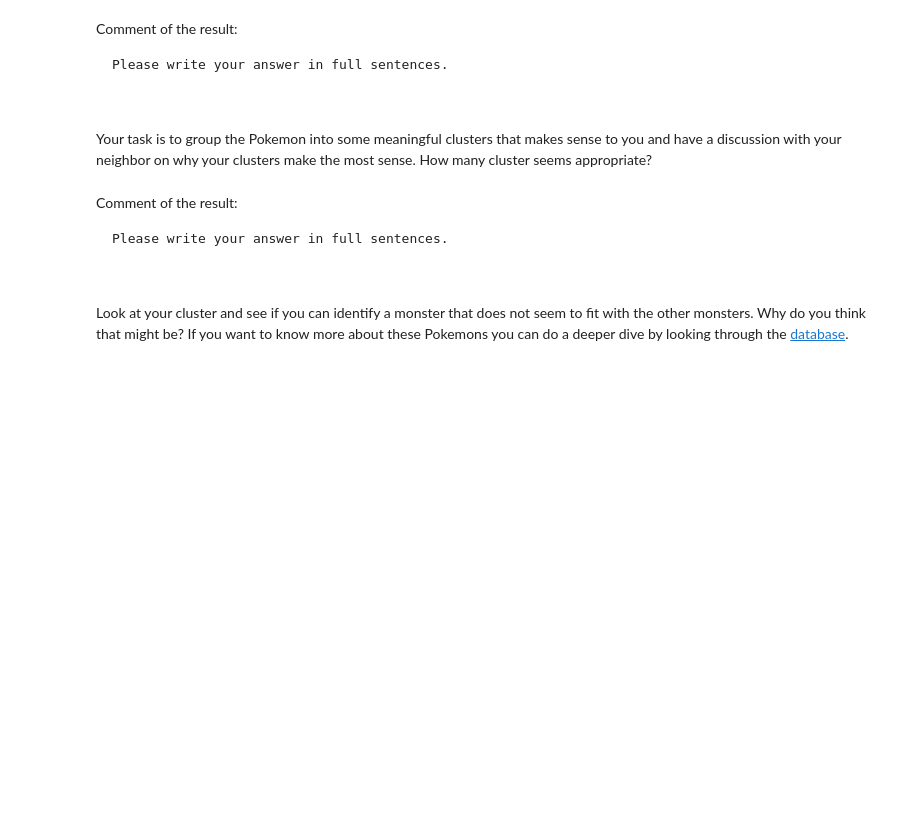
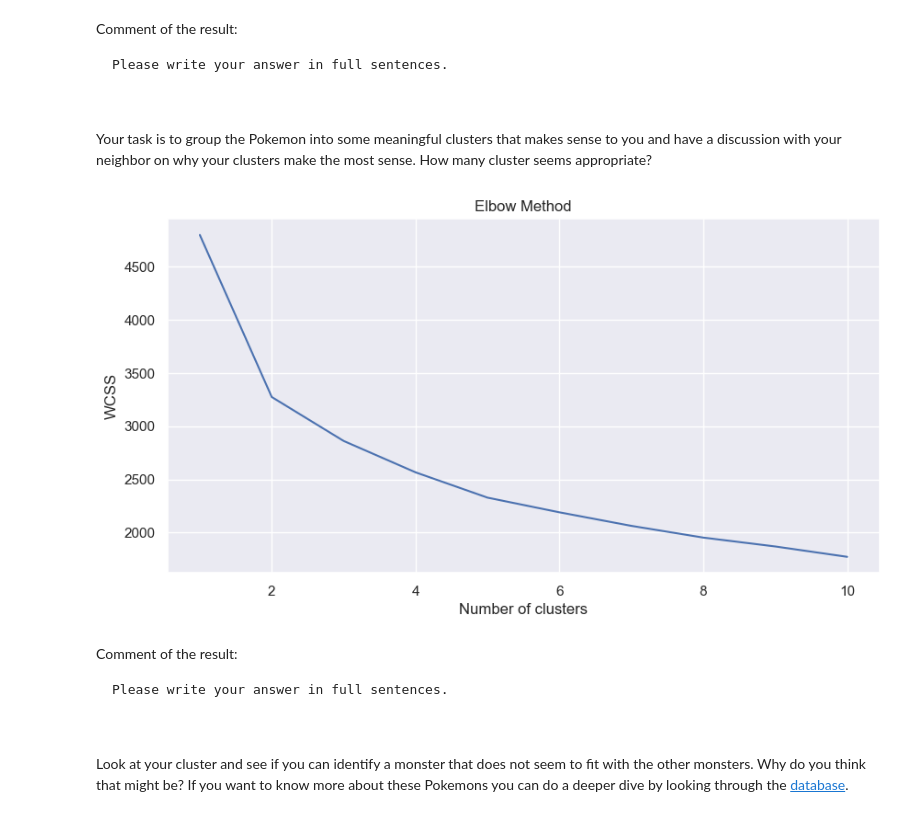
Before and after one commit to BU-MSSP-Classroom/MA679_Spring2024_09_unsupervised-yuyangsun28k, a Jupyter notebook: Ch12_Unsupervised_Python.ipynb, the cells around one changed output. Saved outputs shown, nothing was run; the diff lists cells and outputs as text; code cells hidden in the pictures; blank space fills up the shorter version.

```diff
--- a/Ch12_Unsupervised_Python.ipynb
+++ b/Ch12_Unsupervised_Python.ipynb
@@ -298,8 +332,30 @@ Please write your answer in full sentences.
 
 Your task is to group the Pokemon into some meaningful clusters that makes sense to you and have a discussion with your neighbor on why your clusters make the most sense. How many cluster seems appropriate?
 # %%
-#
-#
+from sklearn.cluster import KMeans
+from sklearn.preprocessing import StandardScaler
+import matplotlib.pyplot as plt
+
+# Prepare data for clustering (excluding non-numerical or unnecessary columns)
+features = Pokemon[['HP', 'Attack', 'Defense', 'Sp. Atk', 'Sp. Def', 'Speed']]
+scaler = StandardScaler()
+features_scaled = scaler.fit_transform(features)
+
+
+wcss = []  # Within-cluster sum of squares
+for i in range(1, 11):  # Test 1 to 10 clusters
+    kmeans = KMeans(n_clusters=i, init='k-means++', max_iter=300, n_init=10, random_state=42)
+    kmeans.fit(features_scaled)
+    wcss.append(kmeans.inertia_)
+
+plt.figure(figsize=(10, 5))
+plt.plot(range(1, 11), wcss)
+plt.title('Elbow Method')
+plt.xlabel('Number of clusters')
+plt.ylabel('WCSS')
+plt.show()
+# %% [output]
+[figure, added]
 # %% [markdown]
 Comment of the result:
 
```
Also changed, not shown: parts of 5 cells of this notebook.
